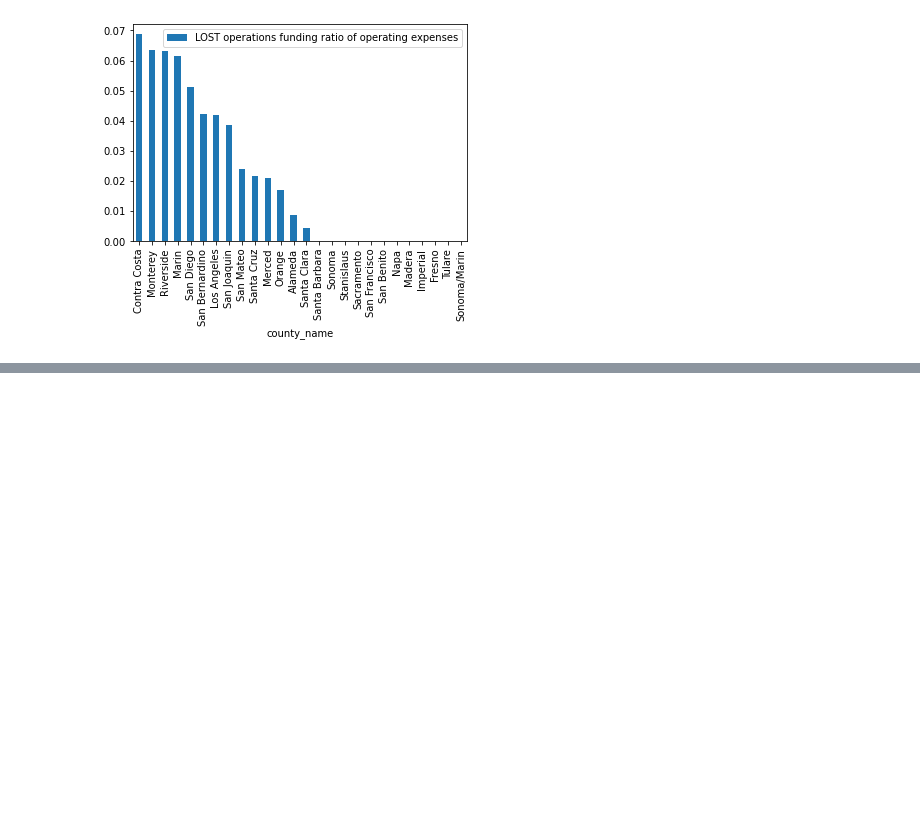
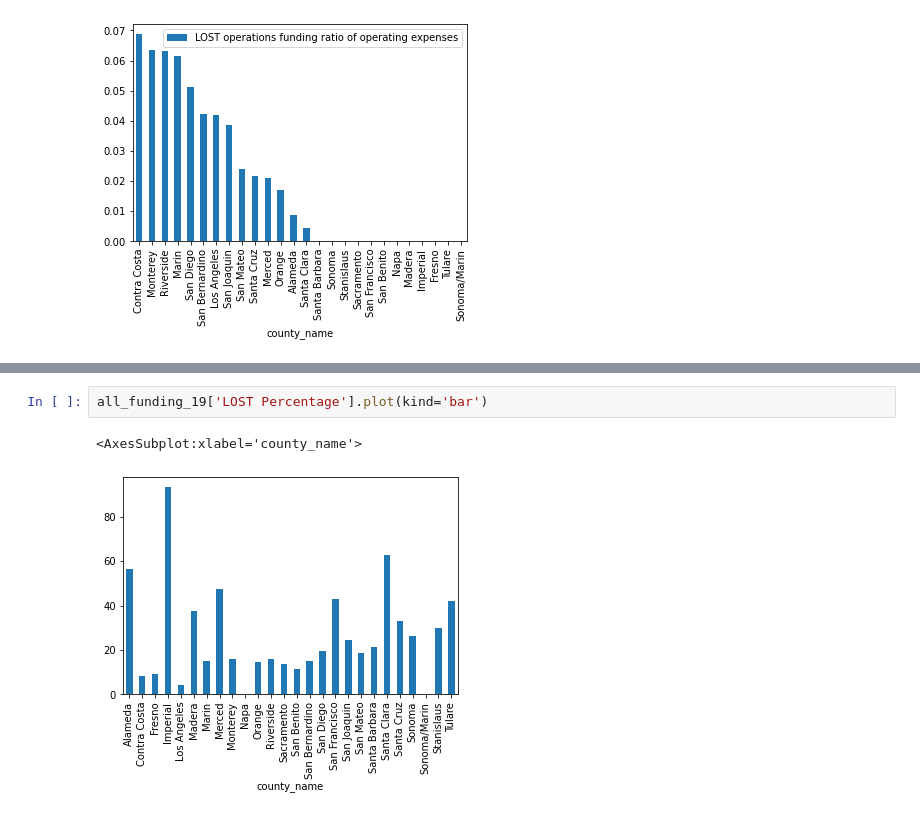
Before and after one commit to cal-itp/ucla-capstone-code, a Jupyter notebook: notebooks/4_sco_county_transit_funding.ipynb, the cells around one changed output, grey strips where cells are left out. Drawn from its saved outputs; the diff is of its cells as text; blank space fills up the shorter version.

```diff
--- a/notebooks/4_sco_county_transit_funding.ipynb
+++ b/notebooks/4_sco_county_transit_funding.ipynb
@@ -128,0 +186,5 @@ measures
+# %%
+all_funding_19['LOST Percentage'].plot(kind='bar')
+# %% [output]
+<AxesSubplot:xlabel='county_name'>
+[figure, added]
```
Also changed, not shown: parts of 12 cells of this notebook, 2 other files.
